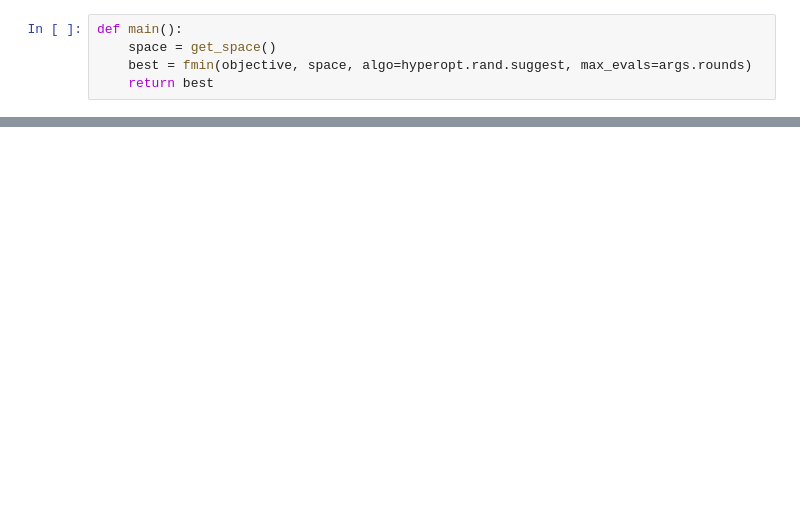
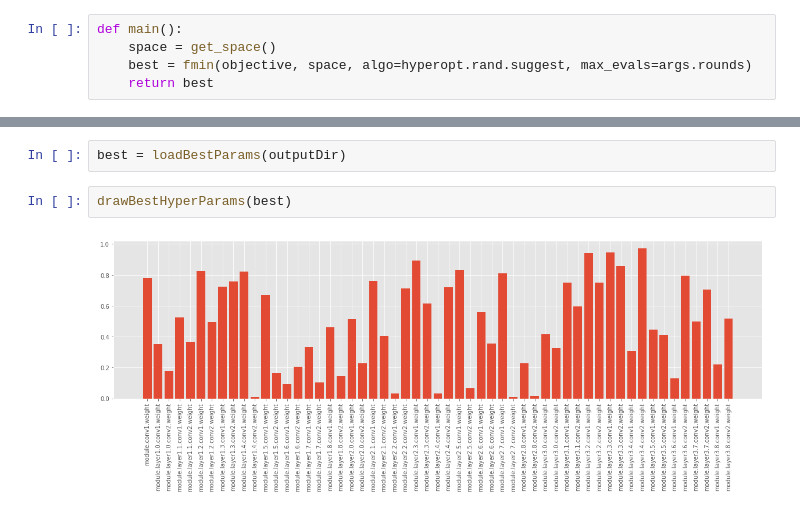
Before and after one commit to Chih-Ling-Hsu/distiller, a Jupyter notebook: AutoCompression.ipynb, the cells around one changed output, grey strips where cells are left out. Drawn from its saved outputs; the diff is of its cells as text; blank space fills up the shorter version.

```diff
--- a/AutoCompression.ipynb
+++ b/AutoCompression.ipynb
@@ -292,0 +386,6 @@ with open(os.path.join(outputDir, 'best.json'), 'w') as f:
+# %%
+best = loadBestParams(outputDir)
+# %%
+drawBestHyperParams(best)
+# %% [output]
+[figure, added]
```
Also changed, not shown: parts of 15 cells of this notebook.
